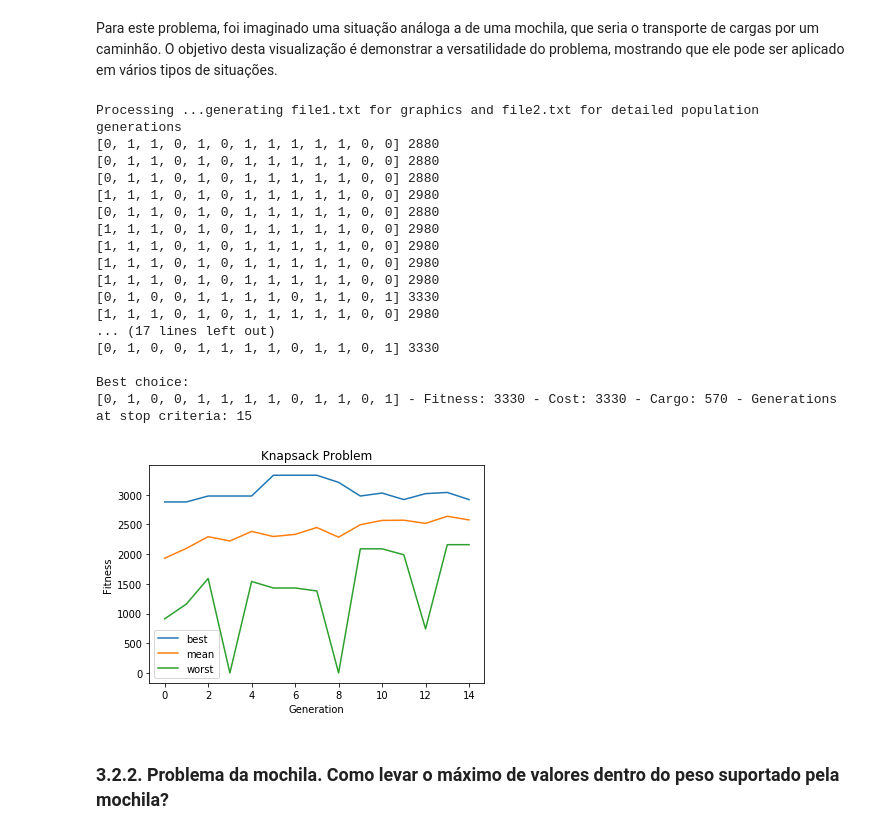
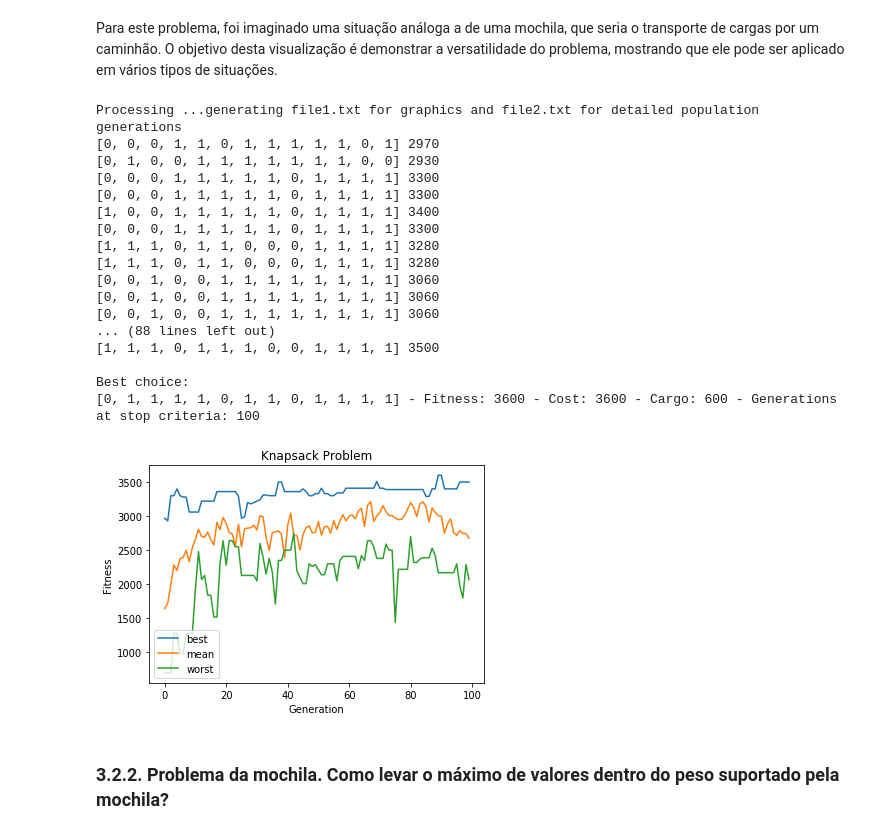
Before and after one commit to edbkei/MO416PROJ2, a Jupyter notebook: Project2/project2.ipynb, the cells around one changed output. Cells and saved outputs as stored; diff of their text form; code cells hidden in the pictures.

```diff
--- a/Project2/project2.ipynb
+++ b/Project2/project2.ipynb
@@ -191,54 +197,54 @@ Para este problema, foi imaginado uma situação análoga a de uma mochila, que
 config = Config({
     'problem': {
     'type': ProblemType.MAXIMIZATION,                           # MINIMIZATION, MAXIMIZATION
     'values': [0, 1],
     'costs': [100, 350, 200, 90, 500, 250, 220, 360, 150, 700, 400, 230, 550],
     'weights': [50, 90, 30, 40, 100, 70, 20, 80, 80, 90, 50, 30, 70],
     'cargo': 600
     },
     'selection': {
-        'strategy': SelectionStrategy.ROULETTE, # ROULETTE, TORNAMENT_BATTLE_ROYALE, or TOURNAMENT_PLAYOFF
+        'strategy': SelectionStrategy.ROULETTE,               # ROULETTE, TOURNAMENT_BATTLE_ROYALE, or TOURNAMENT_PLAYOFF
     },
     'reproduction': {
-        'strategy': ReproductionStrategy.SEXUAL_SINGLE_POINT,  # ASEXUAL, SEXUAL_SINGLE_POINT, SEXUAL_DOUBLE_POINTS
+        'strategy': ReproductionStrategy.SEXUAL_SINGLE_POINT,   # ASEXUAL, SEXUAL_SINGLE_POINT, SEXUAL_DOUBLE_POINTS
         'rate': 0.4
     },
     'mutation': {
-        'strategy': MutationStrategy.FLIP,            # FLIP, SWAP, SEQUENCE_SWAP
+        'strategy': MutationStrategy.SEQUENCE_SWAP,                      # FLIP, SWAP, SEQUENCE_SWAP
         'rate': 0.1
     },
     'generation': {
-        'strategy': GenerationStrategy.EXCHANGE,               # EXCHANGE, ELITISM, STEADY_STATE
+        'strategy': GenerationStrategy.EXCHANGE,                # EXCHANGE, ELITISM, STEADY_STATE
         'population_size': 25,
     },
     'stop_criteria': {
-        'num_generations': 10, #Used only on MAX_GENERATIONS and STEADY_PERIOD
-        'type': StopCriteriaType.STEADY_PERIOD                 # MAX_GENERATION, MAX_FITNESS, CONVERGENCE, STEADY_PERIOD
+        'num_generations': 100,                                 # Used only on MAX_GENERATIONS and STEADY_PERIOD
+        'type': StopCriteriaType.MAX_GENERATIONS                 # MAX_GENERATIONS, MAX_FITNESS, CONVERGENCE, STEADY_PERIOD
         }
 })
 
 generationsResult = GeneticAlgorithmFacade(config).execute()
 
 plot_fitness(generationsResult)
 # %% [output]
 Processing ...generating file1.txt for graphics and file2.txt for detailed population generations
-[0, 1, 1, 0, 1, 0, 1, 1, 1, 1, 1, 0, 0] 2880
-[0, 1, 1, 0, 1, 0, 1, 1, 1, 1, 1, 0, 0] 2880
-[0, 1, 1, 0, 1, 0, 1, 1, 1, 1, 1, 0, 0] 2880
-[1, 1, 1, 0, 1, 0, 1, 1, 1, 1, 1, 0, 0] 2980
-[0, 1, 1, 0, 1, 0, 1, 1, 1, 1, 1, 0, 0] 2880
-[1, 1, 1, 0, 1, 0, 1, 1, 1, 1, 1, 0, 0] 2980
-[1, 1, 1, 0, 1, 0, 1, 1, 1, 1, 1, 0, 0] 2980
-[1, 1, 1, 0, 1, 0, 1, 1, 1, 1, 1, 0, 0] 2980
-[1, 1, 1, 0, 1, 0, 1, 1, 1, 1, 1, 0, 0] 2980
-[0, 1, 0, 0, 1, 1, 1, 1, 0, 1, 1, 0, 1] 3330
-[1, 1, 1, 0, 1, 0, 1, 1, 1, 1, 1, 0, 0] 2980
-... (17 lines left out)
-[0, 1, 0, 0, 1, 1, 1, 1, 0, 1, 1, 0, 1] 3330
+[0, 0, 0, 1, 1, 0, 1, 1, 1, 1, 1, 0, 1] 2970
+[0, 1, 0, 0, 1, 1, 1, 1, 1, 1, 1, 0, 0] 2930
+[0, 0, 0, 1, 1, 1, 1, 1, 0, 1, 1, 1, 1] 3300
+[0, 0, 0, 1, 1, 1, 1, 1, 0, 1, 1, 1, 1] 3300
+[1, 0, 0, 1, 1, 1, 1, 1, 0, 1, 1, 1, 1] 3400
+[0, 0, 0, 1, 1, 1, 1, 1, 0, 1, 1, 1, 1] 3300
+[1, 1, 1, 0, 1, 1, 0, 0, 0, 1, 1, 1, 1] 3280
+[1, 1, 1, 0, 1, 1, 0, 0, 0, 1, 1, 1, 1] 3280
+[0, 0, 1, 0, 0, 1, 1, 1, 1, 1, 1, 1, 1] 3060
+[0, 0, 1, 0, 0, 1, 1, 1, 1, 1, 1, 1, 1] 3060
+[0, 0, 1, 0, 0, 1, 1, 1, 1, 1, 1, 1, 1] 3060
+... (88 lines left out)
+[1, 1, 1, 0, 1, 1, 1, 0, 0, 1, 1, 1, 1] 3500
 
 Best choice:
-[0, 1, 0, 0, 1, 1, 1, 1, 0, 1, 1, 0, 1] - Fitness: 3330 - Cost: 3330 - Cargo: 570 - Generations at stop criteria: 15
+[0, 1, 1, 1, 1, 0, 1, 1, 0, 1, 1, 1, 1] - Fitness: 3600 - Cost: 3600 - Cargo: 600 - Generations at stop criteria: 100
-[figure, old version]
+[figure, new version]
 # %% [markdown]
 ### 3.2.2. Problema da mochila. Como levar o máximo de valores dentro do peso suportado pela mochila?
 # %% [markdown]
```
Also changed, not shown: parts of 7 cells of this notebook.
